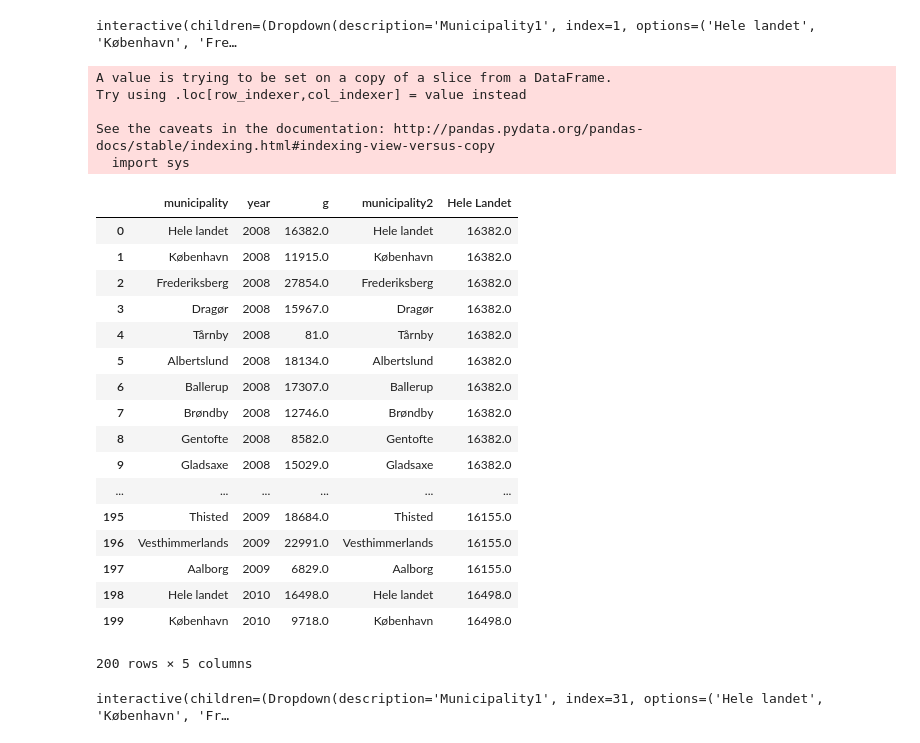
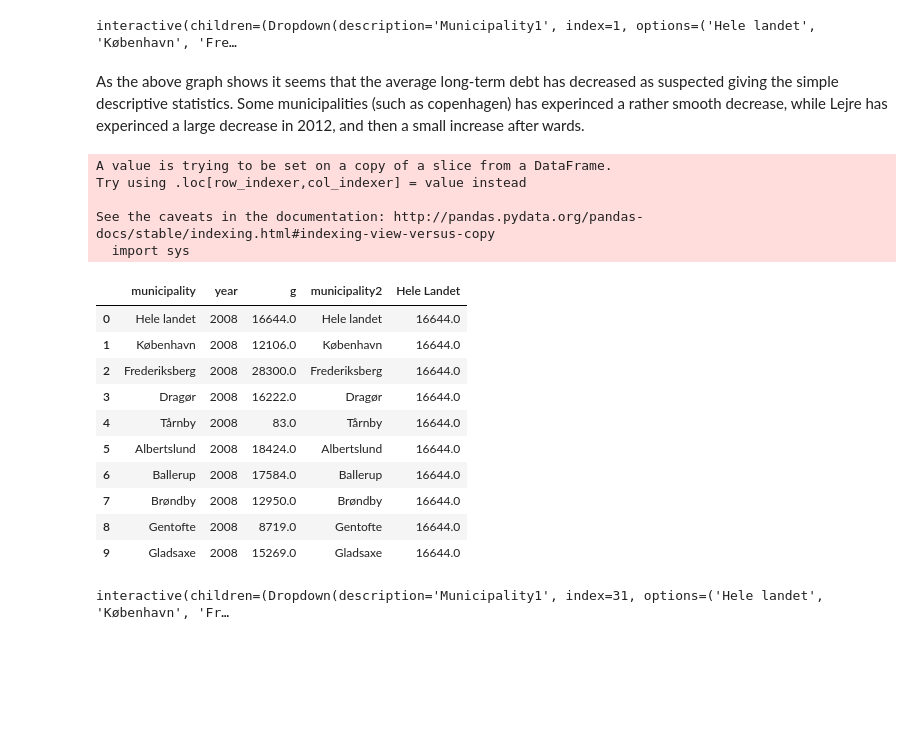
Before and after one commit to NumEconCopenhagen/projects-2019-peter-larsens-kaffe-m-havre, a Jupyter notebook: dataproject/dataProject.ipynb, the cells around one changed output. Saved outputs shown, nothing was run; the diff lists cells and outputs as text; code cells hidden in the pictures; blank space fills up the shorter version.

```diff
--- a/dataproject/dataProject.ipynb
+++ b/dataproject/dataProject.ipynb
@@ -228,52 +205,47 @@ widgets.interact(plot_e,
 );
 # %% [output]
 interactive(children=(Dropdown(description='Municipality1', index=1, options=('Hele landet', 'København', 'Fre…
+# %% [markdown]
+As the above graph shows it seems that the average long-term debt has decreased as suspected giving the simple descriptive statistics. Some municipalities (such as copenhagen) has experinced a rather smooth decrease, while Lejre has experinced a large decrease in 2012, and then a small increase after wards.
 # %%
 # Create a new column with only values for the Whole country to include in the above graphs for comparison;
 
 #a) Define a new dataframe, where only the first entries/observation of a new year remains - namely the observation for the whole country.
-newgaeld_tall=gaeld_tall.drop_duplicates('year')
+newdebt_tall=debt_tall.drop_duplicates('year')
 
 #b) Defnies a new column 'Hele Landet' equal the Longterm debt for whole country. However, it will put NaN for non-first id rows:.
-newgaeld_tall['Hele Landet'] = newgaeld_tall['g']
+newdebt_tall['Hele Landet'] = newdebt_tall['g']
 
-# c) Merge the newdataframe with the original one to add a new column to 'gaeld_tall' with only values for 'Hele landet'
-newgaeld_tall = gaeld_tall.merge(newgaeld_tall, how='outer')
+# c) Merge the newdataframe with the original one to add a new column to 'debt_tall' with only values for 'Hele landet'
+newdebt_tall = debt_tall.merge(newdebt_tall, how='outer')
 
 #d) We change these NaN to previous values by following simple loop:
 
 tempval = 0   # a variable to store value temporarily
 newy=[] # a emtpy list to intiate the process.
-for x in newgaeld_tall['Hele Landet']:
+for x in newdebt_tall['Hele Landet']:
     if not pd.isnull(x): tempval = x
     newy.append(tempval)
 
-newgaeld_tall['Hele Landet'] = newy
+newdebt_tall['Hele Landet'] = newy
 
-newgaeld_tall.head(200)
+newdebt_tall.head(10)
 # %% [output]
 A value is trying to be set on a copy of a slice from a DataFrame.
 Try using .loc[row_indexer,col_indexer] = value instead
 
 See the caveats in the documentation: http://pandas.pydata.org/pandas-docs/stable/indexing.html#indexing-view-versus-copy
   import sys
 |  | municipality | year | g | municipality2 | Hele Landet |
-| 0 | Hele landet | 2008 | 16382.0 | Hele landet | 16382.0 |
-| 1 | København | 2008 | 11915.0 | København | 16382.0 |
-| 2 | Frederiksberg | 2008 | 27854.0 | Frederiksberg | 16382.0 |
-| 3 | Dragør | 2008 | 15967.0 | Dragør | 16382.0 |
-| 4 | Tårnby | 2008 | 81.0 | Tårnby | 16382.0 |
-| 5 | Albertslund | 2008 | 18134.0 | Albertslund | 16382.0 |
-| 6 | Ballerup | 2008 | 17307.0 | Ballerup | 16382.0 |
-| 7 | Brøndby | 2008 | 12746.0 | Brøndby | 16382.0 |
-| 8 | Gentofte | 2008 | 8582.0 | Gentofte | 16382.0 |
-| 9 | Gladsaxe | 2008 | 15029.0 | Gladsaxe | 16382.0 |
-| ... | ... | ... | ... | ... | ... |
-| 195 | Thisted | 2009 | 18684.0 | Thisted | 16155.0 |
-| 196 | Vesthimmerlands | 2009 | 22991.0 | Vesthimmerlands | 16155.0 |
-| 197 | Aalborg | 2009 | 6829.0 | Aalborg | 16155.0 |
-| 198 | Hele landet | 2010 | 16498.0 | Hele landet | 16498.0 |
-| 199 | København | 2010 | 9718.0 | København | 16498.0 |
+| 0 | Hele landet | 2008 | 16644.0 | Hele landet | 16644.0 |
+| 1 | København | 2008 | 12106.0 | København | 16644.0 |
+| 2 | Frederiksberg | 2008 | 28300.0 | Frederiksberg | 16644.0 |
+| 3 | Dragør | 2008 | 16222.0 | Dragør | 16644.0 |
+| 4 | Tårnby | 2008 | 83.0 | Tårnby | 16644.0 |
+| 5 | Albertslund | 2008 | 18424.0 | Albertslund | 16644.0 |
+| 6 | Ballerup | 2008 | 17584.0 | Ballerup | 16644.0 |
+| 7 | Brøndby | 2008 | 12950.0 | Brøndby | 16644.0 |
+| 8 | Gentofte | 2008 | 8719.0 | Gentofte | 16644.0 |
+| 9 | Gladsaxe | 2008 | 15269.0 | Gladsaxe | 16644.0 |
-200 rows × 5 columns
 # %%
 
```
Also changed, not shown: parts of 47 cells of this notebook, 2 other files.
